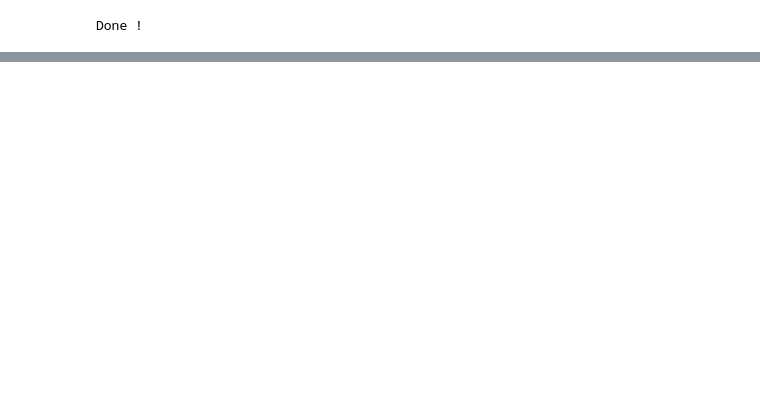
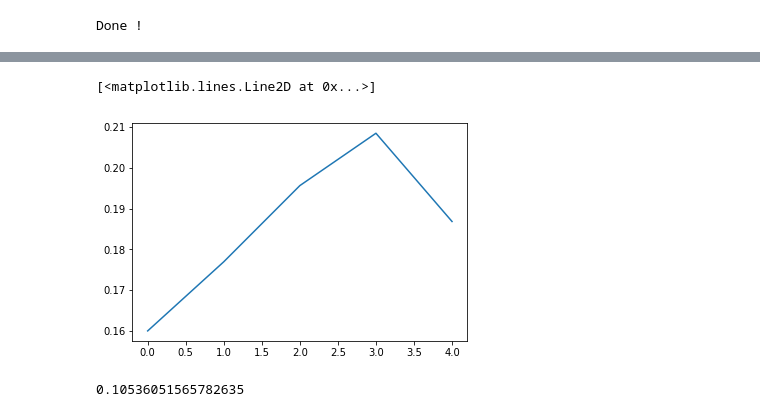
Before and after one commit to anup00900/Probabilistic-Modelling, a Jupyter notebook: GaussianLinearModel/RRSGLM.ipynb, the cells around one changed output, grey strips where cells are left out. Cells and saved outputs as stored; diff of their text form; code cells hidden in the pictures; blank space fills up the shorter version.

```diff
--- a/GaussianLinearModel/RRSGLM.ipynb
+++ b/GaussianLinearModel/RRSGLM.ipynb
@@ -523,0 +542,19 @@ glm.K
+# %%
+def get_rho_prob(rhos):
+
+    rho_np = rhos.detach().numpy().reshape(-1)
+    mt = rho_np.copy()
+
+    for i in range(1,mt.shape[0]):
+        prod = 1
+        for j in range(i):
+            prod*=rhos[j]
+
+        mt[i-1] = prod*(1-rhos[i])
+
+    return mt
+# %%
+plt.plot(get_rho_prob(glm.rhos)[:-1])
+# %% [output]
+[<matplotlib.lines.Line2D at 0x...>]
+[figure, added]
@@ -523,0 +563,5 @@ glm.K
+# %%
+alpha = 9
+np.log(10*BETA(alpha,1))
+# %% [output]
+0.10536051565782635
```
Also changed, not shown: parts of 26 cells of this notebook.
